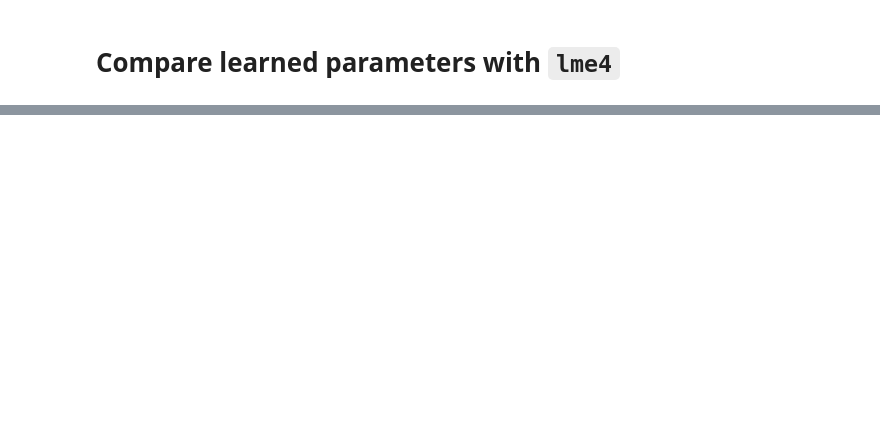
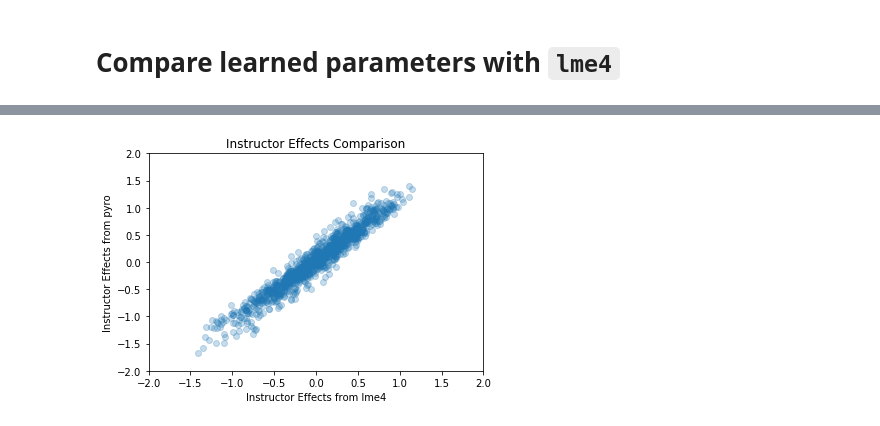
Before and after one commit to bklppr/pyro_examples, a Jupyter notebook: linear_mixed_effects_model.ipynb, the cells around one changed output, grey strips where cells are left out. Saved outputs shown, nothing was run; the diff lists cells and outputs as text; code cells hidden in the pictures; blank space fills up the shorter version.

```diff
--- a/linear_mixed_effects_model.ipynb
+++ b/linear_mixed_effects_model.ipynb
@@ -159,0 +202,12 @@ plt.show()
+# %%
+plt.title("Instructor Effects Comparison")
+plt.xlim(-2, 2)
+plt.ylim(-2, 2)
+plt.xlabel("Instructor Effects from lme4")
+plt.ylabel("Instructor Effects from pyro")
+plt.scatter(instructor_effects_lme4["(Intercept)"],
+            means['eta_d'],
+            alpha=0.25)
+plt.show()
+# %% [output]
+[figure, added]
```
Also changed, not shown: parts of 24 cells of this notebook.
